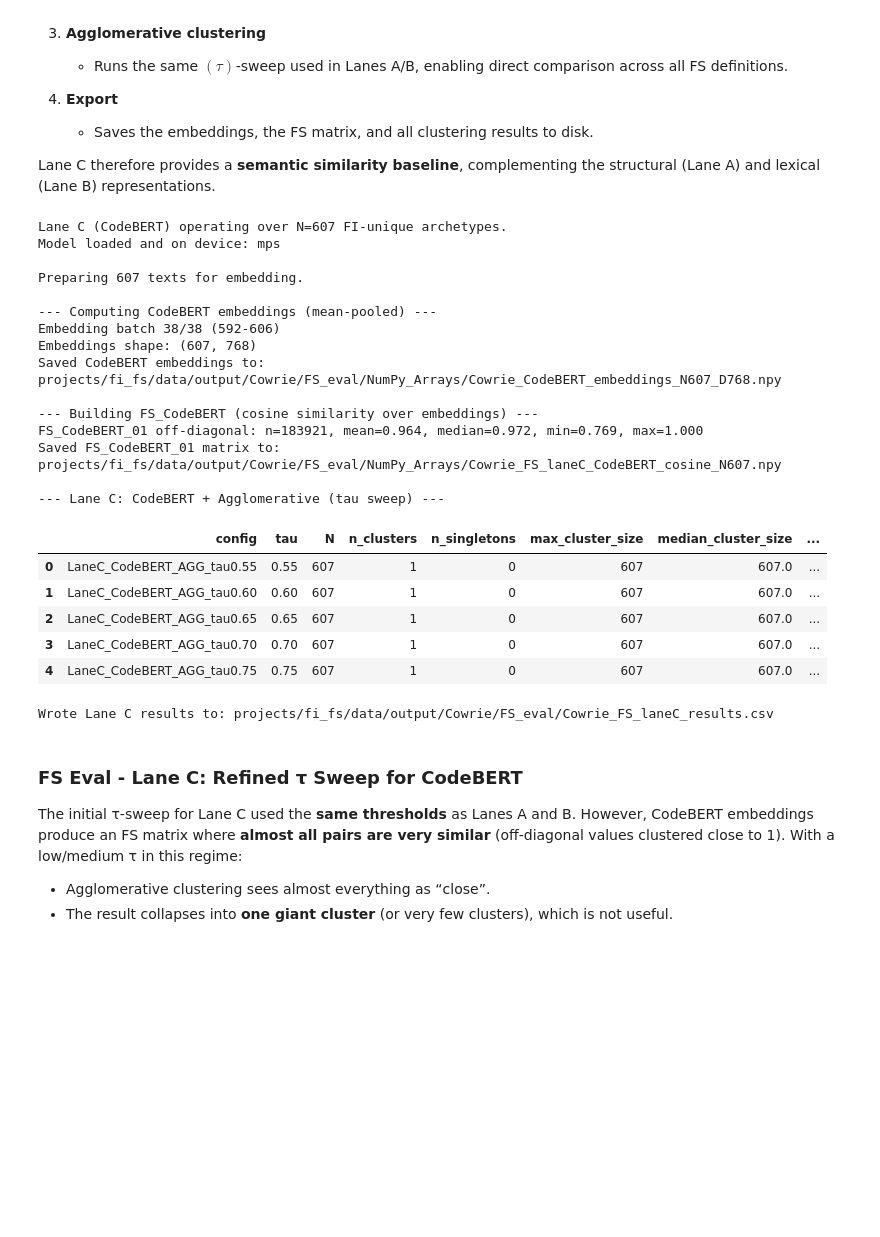
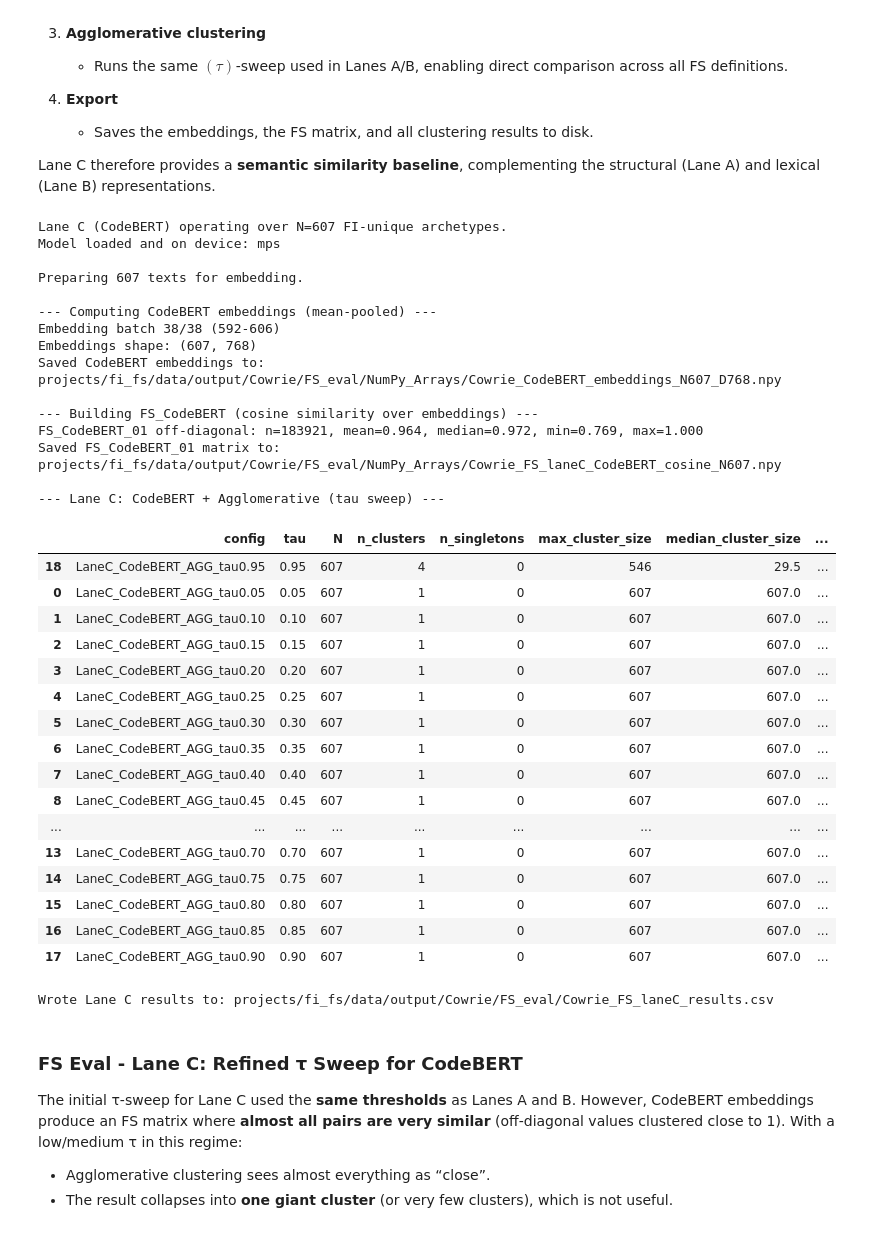
Before and after one commit to LewNew/PhD, a Jupyter notebook: projects/fi_fs/notebooks/FS_Eval.ipynb, the cells around one changed output. Drawn from its saved outputs; the diff is of its cells as text; code cells hidden in the pictures; blank space fills up the shorter version.

```diff
--- a/projects/fi_fs/notebooks/FS_Eval.ipynb
+++ b/projects/fi_fs/notebooks/FS_Eval.ipynb
@@ -516,7 +516,8 @@ np.save(fs_nw_path, FS_nw)
 print("Saved FS_NW baseline matrix to:", fs_nw_path.relative_to(ROOT))
 
 # 3) Small tau sweep with Agglomerative clustering
-taus = [0.55, 0.60, 0.65, 0.70, 0.75, 0.80, 0.85]
+# taus = [0.55, 0.60, 0.65, 0.70, 0.75, 0.80, 0.85]
+taus = np.arange(0.05, 1.0, 0.05)
 
 rows = []
 for tau in taus:
@@ -736,9 +746,6 @@ np.save(fs_lev_path, FS_lev)
 
 print("Saved FS_Lev matrix to:", fs_lev_path.relative_to(ROOT))
 
-# Same tau grid as NW baseline for comparability
-taus = [0.55, 0.60, 0.65, 0.70, 0.75, 0.80, 0.85]
-
 rows_lev = []
 for tau in taus:
     labels = cluster_agglomerative(FS_lev, tau=tau)
@@ -892,8 +910,6 @@ print("Saved FS_TFIDF matrix to:", fs_tfidf_path.relative_to(ROOT))
 # 3) Agglomerative clustering + tau sweep (same grid as Lane A for comparability)
 # -------------------------------------------------------------------
 
-taus = [0.55, 0.60, 0.65, 0.70, 0.75]
-
 rows_b = []
 for tau in taus:
     labels = cluster_agglomerative(FS_tfidf, tau=tau)
@@ -1110,9 +1137,7 @@ print("Saved FS_CodeBERT_01 matrix to:", fs_bert_path.relative_to(ROOT))
 
 # -------------------------------------------------------------------
 # 6) Agglomerative clustering + tau sweep (same grid as lanes A/B)
-# -------------------------------------------------------------------
-
-taus = [0.55, 0.60, 0.65, 0.70, 0.75]
+# -------------------------------------------------------------------`
 
 rows_c = []
 for tau in taus:
@@ -1133,38 +1158,49 @@ display(laneC_codebert_agg_df)
 # 7) Save Lane C results to CSV
 # -------------------------------------------------------------------
 
 laneC_results_df = laneC_codebert_agg_df.assign(
     fs_def="CODEBERT",
     lane="C",
     model_name=MODEL_NAME,
 )
 
 laneC_results_csv = FS_EVAL_DIR / f"{DATASET_NAME}_FS_laneC_results.csv"
 laneC_results_df.to_csv(laneC_results_csv, index=False)
 
 print("Wrote Lane C results to:", laneC_results_csv.relative_to(ROOT))
 # %% [output]
 Lane C (CodeBERT) operating over N=607 FI-unique archetypes.
 Model loaded and on device: mps
 
 Preparing 607 texts for embedding.
 
 --- Computing CodeBERT embeddings (mean-pooled) ---
 Embedding batch 38/38 (592-606)
 Embeddings shape: (607, 768)
 Saved CodeBERT embeddings to: projects/fi_fs/data/output/Cowrie/FS_eval/NumPy_Arrays/Cowrie_CodeBERT_embeddings_N607_D768.npy
 
 --- Building FS_CodeBERT (cosine similarity over embeddings) ---
 FS_CodeBERT_01 off-diagonal: n=183921, mean=0.964, median=0.972, min=0.769, max=1.000
 Saved FS_CodeBERT_01 matrix to: projects/fi_fs/data/output/Cowrie/FS_eval/NumPy_Arrays/Cowrie_FS_laneC_CodeBERT_cosine_N607.npy
 
 --- Lane C: CodeBERT + Agglomerative (tau sweep) ---
 |  | config | tau | N | n_clusters | n_singletons | max_cluster_size | median_cluster_size | ... |
-| 0 | LaneC_CodeBERT_AGG_tau0.55 | 0.55 | 607 | 1 | 0 | 607 | 607.0 | ... |
-| 1 | LaneC_CodeBERT_AGG_tau0.60 | 0.60 | 607 | 1 | 0 | 607 | 607.0 | ... |
-| 2 | LaneC_CodeBERT_AGG_tau0.65 | 0.65 | 607 | 1 | 0 | 607 | 607.0 | ... |
-| 3 | LaneC_CodeBERT_AGG_tau0.70 | 0.70 | 607 | 1 | 0 | 607 | 607.0 | ... |
-| 4 | LaneC_CodeBERT_AGG_tau0.75 | 0.75 | 607 | 1 | 0 | 607 | 607.0 | ... |
+| 18 | LaneC_CodeBERT_AGG_tau0.95 | 0.95 | 607 | 4 | 0 | 546 | 29.5 | ... |
+| 0 | LaneC_CodeBERT_AGG_tau0.05 | 0.05 | 607 | 1 | 0 | 607 | 607.0 | ... |
+| 1 | LaneC_CodeBERT_AGG_tau0.10 | 0.10 | 607 | 1 | 0 | 607 | 607.0 | ... |
+| 2 | LaneC_CodeBERT_AGG_tau0.15 | 0.15 | 607 | 1 | 0 | 607 | 607.0 | ... |
+| 3 | LaneC_CodeBERT_AGG_tau0.20 | 0.20 | 607 | 1 | 0 | 607 | 607.0 | ... |
+| 4 | LaneC_CodeBERT_AGG_tau0.25 | 0.25 | 607 | 1 | 0 | 607 | 607.0 | ... |
+| 5 | LaneC_CodeBERT_AGG_tau0.30 | 0.30 | 607 | 1 | 0 | 607 | 607.0 | ... |
+| 6 | LaneC_CodeBERT_AGG_tau0.35 | 0.35 | 607 | 1 | 0 | 607 | 607.0 | ... |
+| 7 | LaneC_CodeBERT_AGG_tau0.40 | 0.40 | 607 | 1 | 0 | 607 | 607.0 | ... |
+| 8 | LaneC_CodeBERT_AGG_tau0.45 | 0.45 | 607 | 1 | 0 | 607 | 607.0 | ... |
+| ... | ... | ... | ... | ... | ... | ... | ... | ... |
+| 13 | LaneC_CodeBERT_AGG_tau0.70 | 0.70 | 607 | 1 | 0 | 607 | 607.0 | ... |
+| 14 | LaneC_CodeBERT_AGG_tau0.75 | 0.75 | 607 | 1 | 0 | 607 | 607.0 | ... |
+| 15 | LaneC_CodeBERT_AGG_tau0.80 | 0.80 | 607 | 1 | 0 | 607 | 607.0 | ... |
+| 16 | LaneC_CodeBERT_AGG_tau0.85 | 0.85 | 607 | 1 | 0 | 607 | 607.0 | ... |
+| 17 | LaneC_CodeBERT_AGG_tau0.90 | 0.90 | 607 | 1 | 0 | 607 | 607.0 | ... |
 Wrote Lane C results to: projects/fi_fs/data/output/Cowrie/FS_eval/Cowrie_FS_laneC_results.csv
 # %% [markdown]
 ### FS Eval - Lane C: Refined τ Sweep for CodeBERT
```
Also changed, not shown: parts of 15 cells of this notebook.
